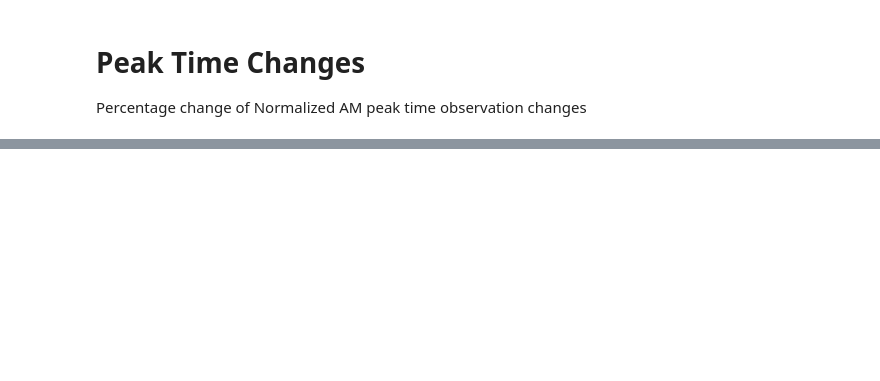
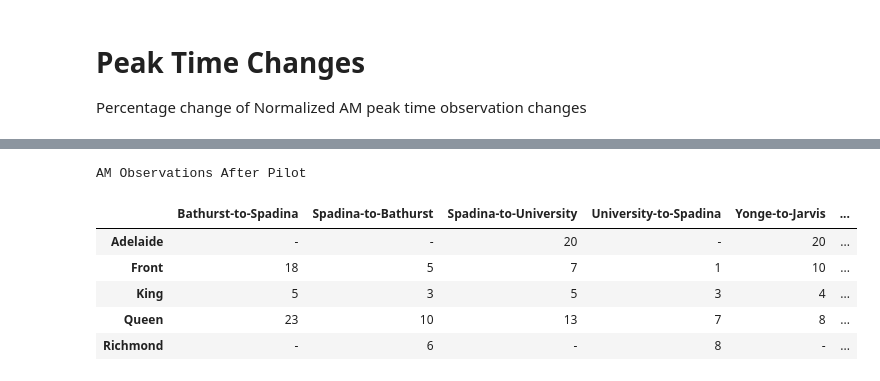
Before and after one commit to CityofToronto/bdit_king_pilot_dashboard, a Jupyter notebook: obs_before_after_ksp.ipynb, the cells around one changed output, grey strips where cells are left out. Cells and saved outputs as stored; diff of their text form; code cells hidden in the pictures; blank space fills up the shorter version.

```diff
--- a/obs_before_after_ksp.ipynb
+++ b/obs_before_after_ksp.ipynb
@@ -199,0 +210,12 @@ HTML(am_chg_table.to_html(columns=ns_segments))
+# %%
+print("AM Observations After Pilot")
+am_obs_after_table = pd.DataFrame.from_dict(obs_after_am)
+HTML(am_obs_after_table.to_html(columns=ns_segments))
+# %% [output]
+AM Observations After Pilot
+|  | Bathurst-to-Spadina | Spadina-to-Bathurst | Spadina-to-University | University-to-Spadina | Yonge-to-Jarvis | ... |
+| Adelaide | - | - | 20 | - | 20 | ... |
+| Front | 18 | 5 | 7 | 1 | 10 | ... |
+| King | 5 | 3 | 5 | 3 | 4 | ... |
+| Queen | 23 | 10 | 13 | 7 | 8 | ... |
+| Richmond | - | 6 | - | 8 | - | ... |
```
Also changed, not shown: parts of 14 cells of this notebook.
